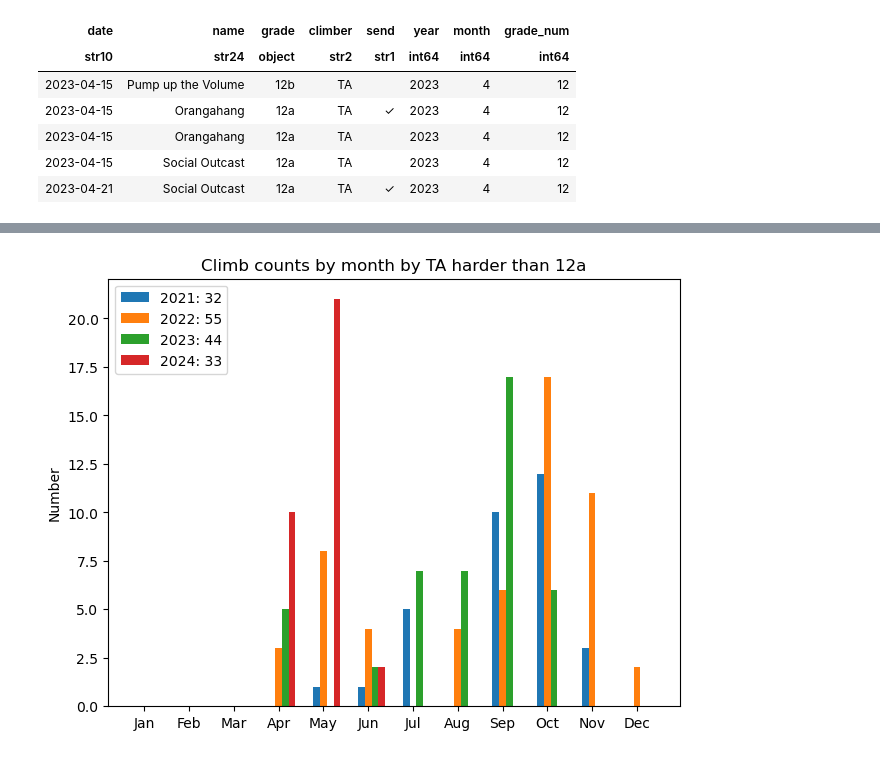
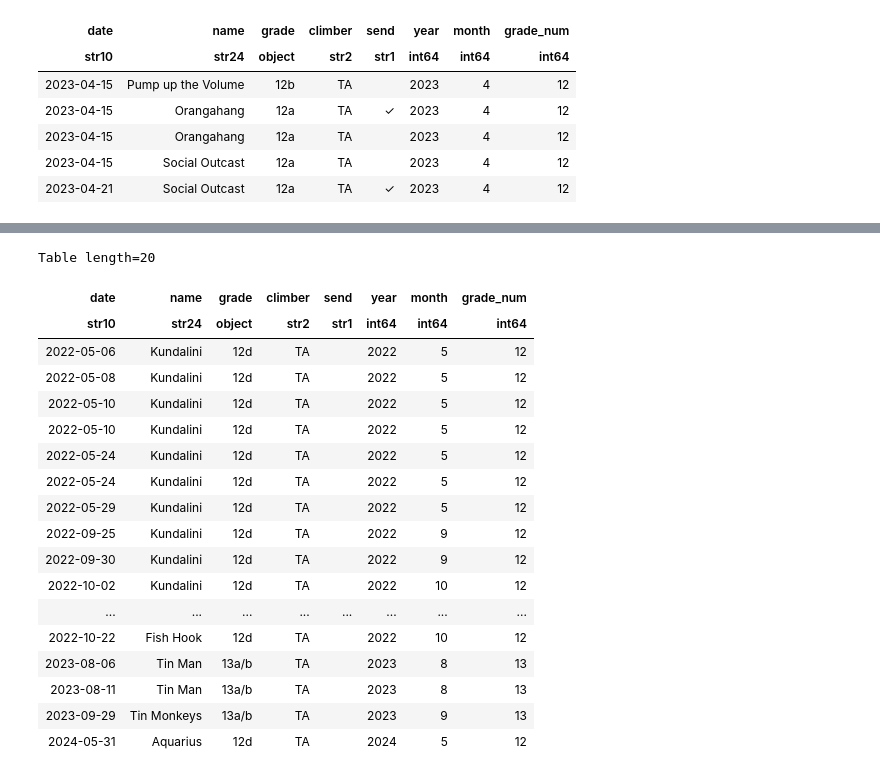
Before and after one commit to taldcroft/climb-stats, a Jupyter notebook: climb-stats.ipynb, the cells around one changed output, grey strips where cells are left out. Drawn from its saved outputs; the diff is of its cells as text; code cells hidden in the pictures.

```diff
--- a/climb-stats.ipynb
+++ b/climb-stats.ipynb
@@ -275,4 +324,22 @@ grouped_bar_chart(climbs, func=count_days, title="Days outside climbing")
 # %%
-grouped_bar_chart(climbs, climber="TA", grade_min="12a")
+filter_climbs(climbs, climber="TA", grade_min="5.12d")
 # %% [output]
-[figure, removed]
+Table length=20
+| date | name | grade | climber | send | year | month | grade_num |
+| str10 | str24 | object | str2 | str1 | int64 | int64 | int64 |
+| 2022-05-06 | Kundalini | 12d | TA |  | 2022 | 5 | 12 |
+| 2022-05-08 | Kundalini | 12d | TA |  | 2022 | 5 | 12 |
+| 2022-05-10 | Kundalini | 12d | TA |  | 2022 | 5 | 12 |
+| 2022-05-10 | Kundalini | 12d | TA |  | 2022 | 5 | 12 |
+| 2022-05-24 | Kundalini | 12d | TA |  | 2022 | 5 | 12 |
+| 2022-05-24 | Kundalini | 12d | TA |  | 2022 | 5 | 12 |
+| 2022-05-29 | Kundalini | 12d | TA |  | 2022 | 5 | 12 |
+| 2022-09-25 | Kundalini | 12d | TA |  | 2022 | 9 | 12 |
+| 2022-09-30 | Kundalini | 12d | TA |  | 2022 | 9 | 12 |
+| 2022-10-02 | Kundalini | 12d | TA |  | 2022 | 10 | 12 |
+| ... | ... | ... | ... | ... | ... | ... | ... |
+| 2022-10-22 | Fish Hook | 12d | TA |  | 2022 | 10 | 12 |
+| 2023-08-06 | Tin Man | 13a/b | TA |  | 2023 | 8 | 13 |
+| 2023-08-11 | Tin Man | 13a/b | TA |  | 2023 | 8 | 13 |
+| 2023-09-29 | Tin Monkeys | 13a/b | TA |  | 2023 | 9 | 13 |
+| 2024-05-31 | Aquarius | 12d | TA |  | 2024 | 5 | 12 |
```
Also changed, not shown: parts of 5 cells of this notebook, 2 other files.
